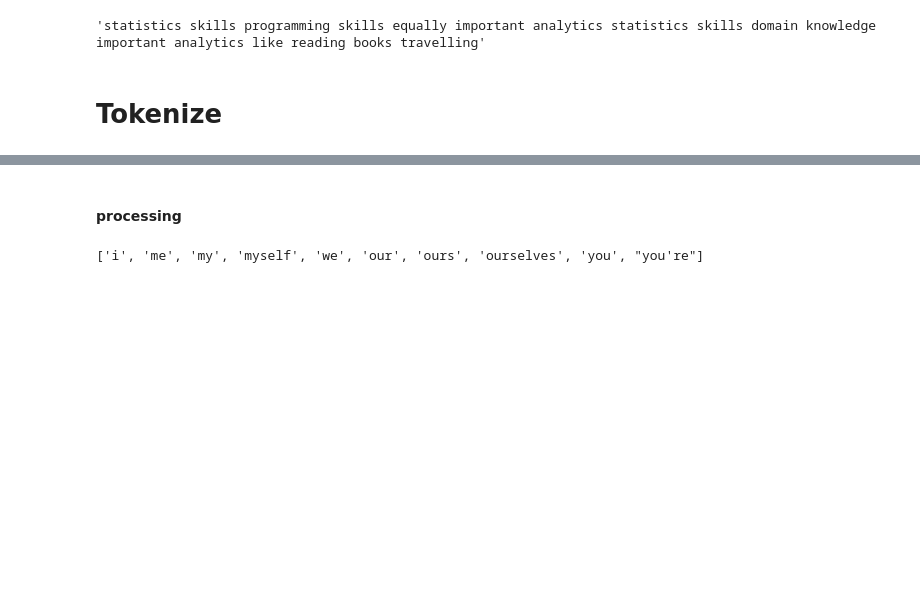
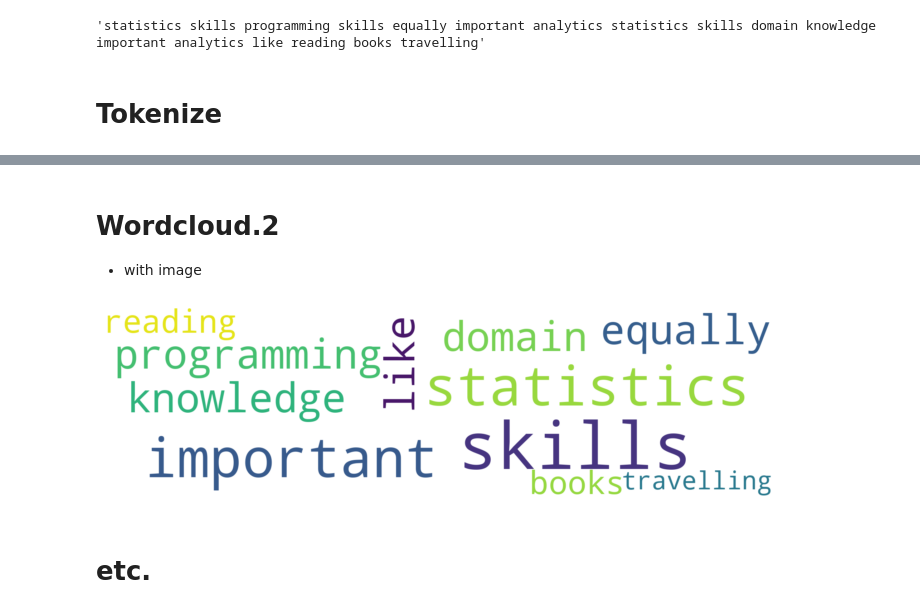
Before and after one commit to hwan141592/WILT, a Jupyter notebook: 2022_Summer/Text_Mining.ipynb, the cells around one changed output, grey strips where cells are left out. Saved outputs shown, nothing was run; the diff lists cells and outputs as text; code cells hidden in the pictures; blank space fills up the shorter version.

```diff
--- a/2022_Summer/Text_Mining.ipynb
+++ b/2022_Summer/Text_Mining.ipynb
@@ -102,7 +75,54 @@ print(tokenizer.tokenize(text))
+# %% [markdown]
+# Wordcloud.2
+ - with image
+# %%
+import os
+import re
+import matplotlib.pyplot as plt
+import multidict as multidict
+import numpy as np
+import random
+from os import path
+from PIL import Image
+from wordcloud import WordCloud
+
+def getFrequencyDictForText(sentence):
+    fullTermsDict = multidict.MultiDict()
+    tmpDict = {}
+
+    # making dict for counting frequencies
+    for text in sentence.split(" "):
+        if re.match("a|the|an|the|to|in|for|of|or|by|with|is|on|that|be", text):
+            continue
+        val = tmpDict.get(text, 0)
+        tmpDict[text.lower()] = val + 1
+    for key in tmpDict:
+        fullTermsDict.add(key, tmpDict[key])
+    return fullTermsDict
+
+
+def grey_color_func(word, font_size, position, orientation, random_state=None, **kwargs):
+    return "hsl(0, 0%%, %d%%)" % random.randint(60, 100)
+
+
+def makeImage(text):
+    alice_mask = np.array(Image.open("./img/bg.png"))
+    wc = WordCloud(background_color="white", max_words=1000, mask=alice_mask)
+    wc.generate_from_frequencies(text)   # generate word cloud
+    plt.figure(figsize=(12,4))
+    plt.imshow(wc, interpolation="bilinear")
+    plt.imshow(wc.recolor(random_state=505), interpolation="bilinear")   # color_func=grey_color_func,
+    plt.axis("off")
+    plt.show()
+
+# get data directory (using getcwd() is needed to support running example in generated IPython notebook)
+# d = path.dirname(__file__) if "__file__" in locals() else os.getcwd()
+# text = open(path.join(d, 'alice.txt'), encoding='utf-8')
+# text = text.read()
+
+wc.to_file("./img/wc_img.png")
+makeImage(getFrequencyDictForText(TEXT_STRING))
+# %% [output]
+[figure, added]
 # %% [markdown]
-#### processing
+# etc.
-# %%
-from nltk.corpus import stopwords
-stopwords.words('english')[0:10]
-# %% [output]
-['i', 'me', 'my', 'myself', 'we', 'our', 'ours', 'ourselves', 'you', "you're"]
```
Also changed, not shown: parts of 17 cells of this notebook, 4 other files.
